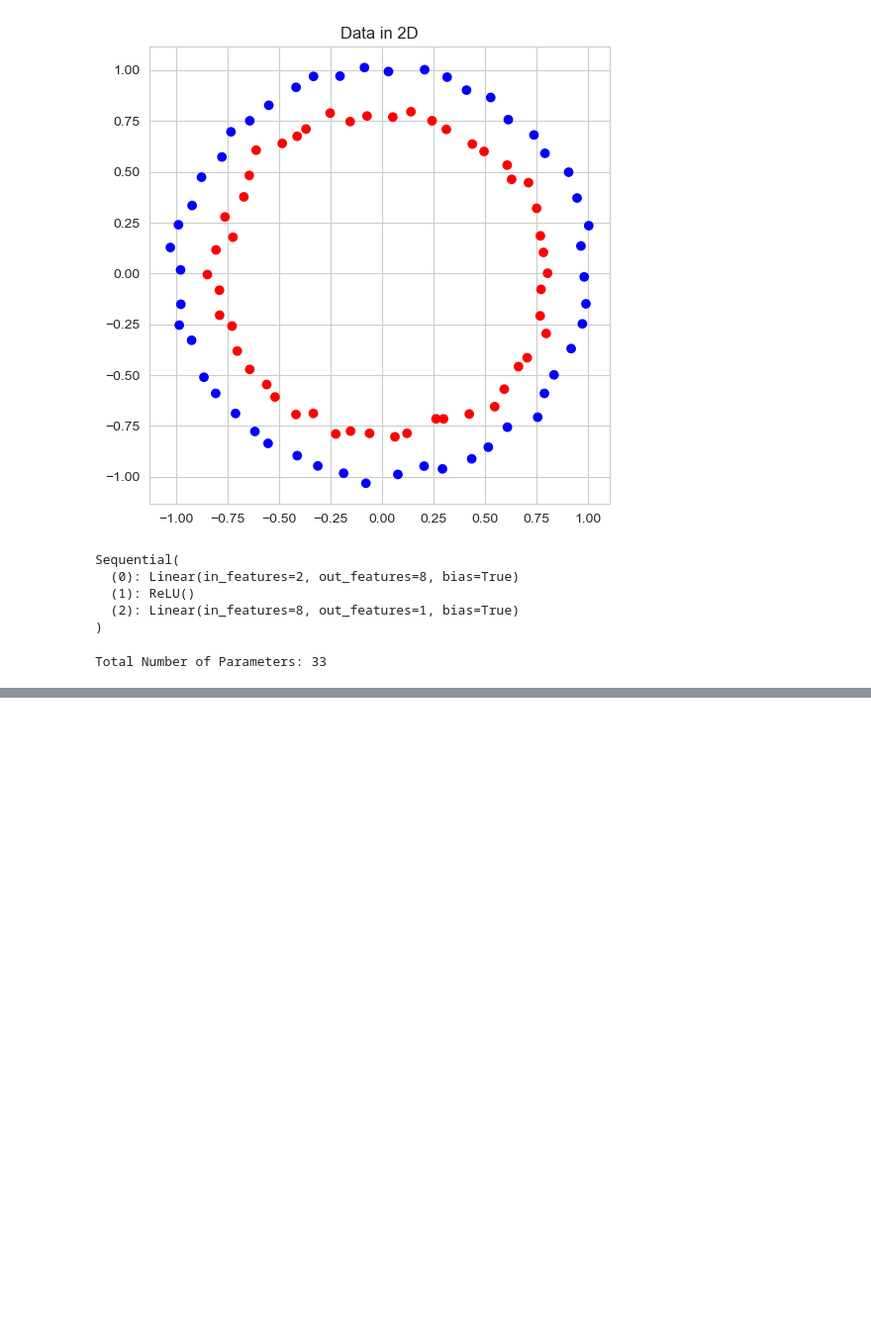
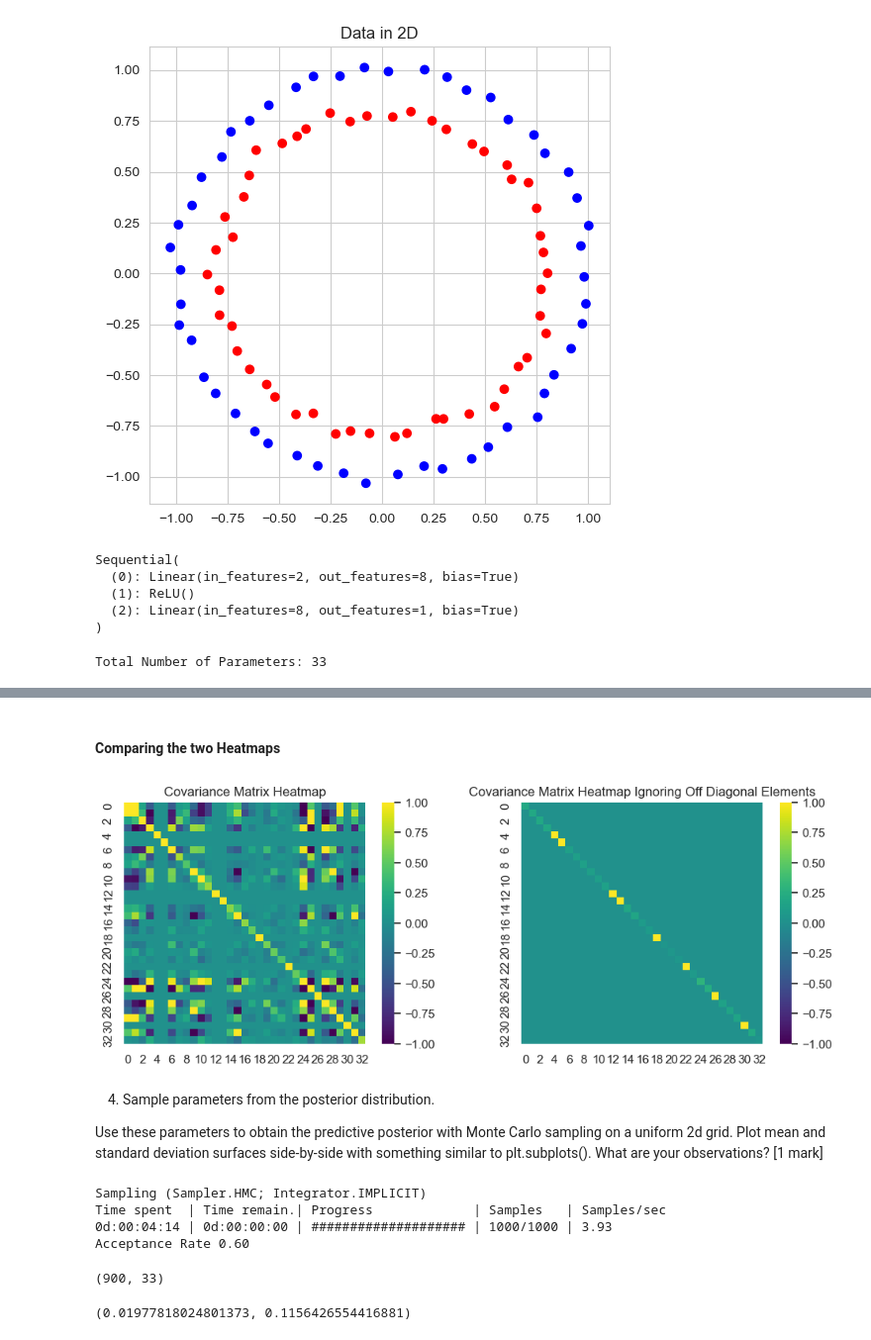
Before and after one commit to Gaurav17Joshi/PML661, a Jupyter notebook: Assignment3/Assignment3_sub.ipynb, the cells around one changed output, grey strips where cells are left out. Shown: that part at 99% size. Saved outputs shown, nothing was run; the diff lists cells and outputs as text; code cells hidden in the pictures; blank space fills up the shorter version.

```diff
--- a/Assignment3/Assignment3_sub.ipynb
+++ b/Assignment3/Assignment3_sub.ipynb
@@ -837,0 +599,10 @@ tensor([[0., 0., 0.,  ..., 0., 0., 0.],
+# %%
+# Making the diagonal Hessian matrix
+diagonal_hessian_matrix = torch.zeros_like(hessian_matrix)
+for i in range(hessian_matrix.shape[0]):
+    for j in range(hessian_matrix.shape[1]):
+        if i == j:
+            diagonal_hessian_matrix[i, j] = hessian_matrix[i, j]
+        else:
+            diagonal_hessian_matrix[i, j] = 0
+diagonal_hessian_matrix
@@ -837,0 +617,4 @@ tensor([[0., 0., 0.,  ..., 0., 0., 0.],
+# %%
+# We can very easily invert it to get the covariance matrix
+diagonal_covariance = torch.inverse(diagonal_hessian_matrix)
+diagonal_covariance
@@ -837,0 +629,60 @@ tensor([[0., 0., 0.,  ..., 0., 0., 0.],
+# %% [markdown]
+#### Comparing the two Heatmaps
+# %%
+import matplotlib.pyplot as plt
+import seaborn as sns
+
+# Create the first heatmap
+sns.set()
+fig, axs = plt.subplots(1, 2, figsize=(12, 4))
+sns.heatmap(covariance, cmap="viridis", square=True, vmin=-1, vmax=1, ax=axs[0])
+axs[0].set_title("Covariance Matrix Heatmap")
+
+# Create the second heatmap
+sns.heatmap(diagonal_covariance, cmap="viridis", square=True, vmin=-1, vmax=1, ax=axs[1])
+axs[1].set_title("Covariance Matrix Heatmap Ignoring Off Diagonal Elements")
+
+# Show the plot
+plt.show()
+# %% [output]
+[figure, added]
+# %% [markdown]
+4. Sample parameters from the posterior distribution.
+
+Use these parameters to obtain the predictive posterior with Monte Carlo sampling on a uniform 2d grid. Plot mean and standard deviation surfaces side-by-side with something similar to plt.subplots(). What are your observations? [1 mark]
+# %%
+parameters = hamiltorch.util.flatten(model)
+
+# HMC
+hamiltorch.set_random_seed(123)
+params_init = torch.randn_like(parameters)
+params_hmc = hamiltorch.sample(log_prob_func=log_prob, params_init=parameters, num_samples=1000,
+                               step_size=0.1, num_steps_per_sample=10)
+# %% [output]
+Sampling (Sampler.HMC; Integrator.IMPLICIT)
+Time spent  | Time remain.| Progress             | Samples   | Samples/sec
+0d:00:04:14 | 0d:00:00:00 | #################### | 1000/1000 | 3.93
+Acceptance Rate 0.60
+# %%
+coords_hmc = torch.cat(params_hmc).reshape(len(params_hmc),-1).numpy()
+samples = coords_hmc[100:]
+samples.shape
+# %% [output]
+(900, 33)
+# %%
+# Making a prediction function
+
+def prediction(x):
+    array = []
+    for parameter in samples:
+        params_list = hamiltorch.util.unflatten(model, torch.tensor(parameter))
+        w1, b1, w2, b2 = params_list
+        logit = F.linear(x, w1, b1)
+        logit = F.relu(logit)
+        logit = F.linear(logit, w2, b2)
+        array.append(torch.sigmoid(logit).item())
+    return np.mean(array), np.std(array)
+
+prediction(torch.tensor([10.0,1.0]))
+# %% [output]
+(0.01977818024801373, 0.1156426554416881)
```
Also changed, not shown: parts of 44 cells of this notebook, 3 other files.
